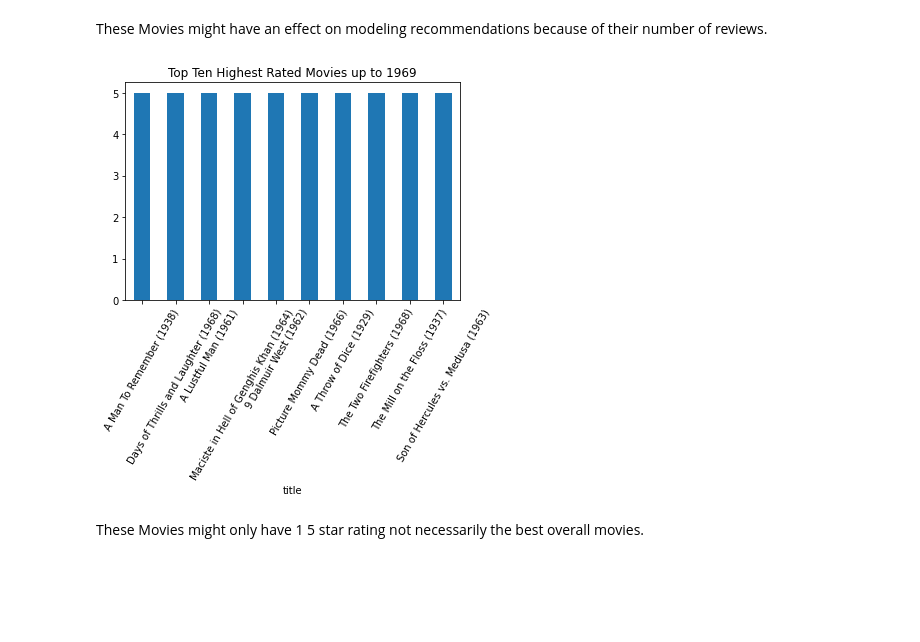
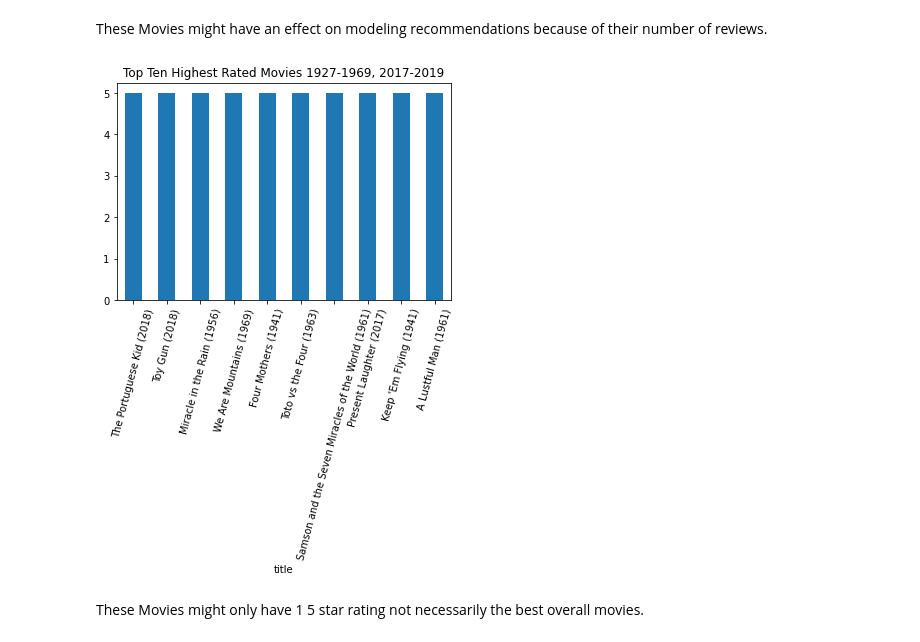
Before and after one commit to WSmolen/Movie-Recommendation-System, a Jupyter notebook: Notebook.ipynb, the cells around one changed output. Drawn from its saved outputs; the diff is of its cells as text; code cells hidden in the pictures; blank space fills up the shorter version.

```diff
--- a/Notebook.ipynb
+++ b/Notebook.ipynb
@@ -102,5 +104,5 @@ movies_df_old['year'] = movies_df_old['year'].astype(int)
 # %%
-movies_df_clean = movies_df_old[movies_df_old['year'] <= 1969]
+movies_df_clean = movies_df_old[((movies_df_old['year'] <= 1969) & (movies_df_old['year'] >= 1927)) | (movies_df_old['year'] >= 2017)]
 # %%
 movies_df_clean.info()
 # %% [output]
@@ -120,3 +120,5 @@ movies_df_final = movies_df_clean.drop('year', axis=1)
+# %%
+movies_df_final = movies_df_clean.copy()
 # %%
 movies_df_final.info()
 # %% [output]
@@ -253,10 +256,10 @@ These Movies might have an effect on modeling recommendations because of their n
 # %%
 movies_and_ratings_df.groupby('title')['rating'].mean().sort_values(ascending=False).head(10).plot(
     kind='bar',
-    title='Top Ten Highest Rated Movies up to 1969',);
-plt.xticks(rotation=60);
+    title='Top Ten Highest Rated Movies 1927-1969, 2017-2019',);
+plt.xticks(rotation=75);
 # %% [output]
-[figure, old version]
+[figure, new version]
 # %% [markdown]
 These Movies might only have 1 5 star rating not necessarily the best overall movies.
 # %% [markdown]
```
Also changed, not shown: parts of 48 cells of this notebook.
